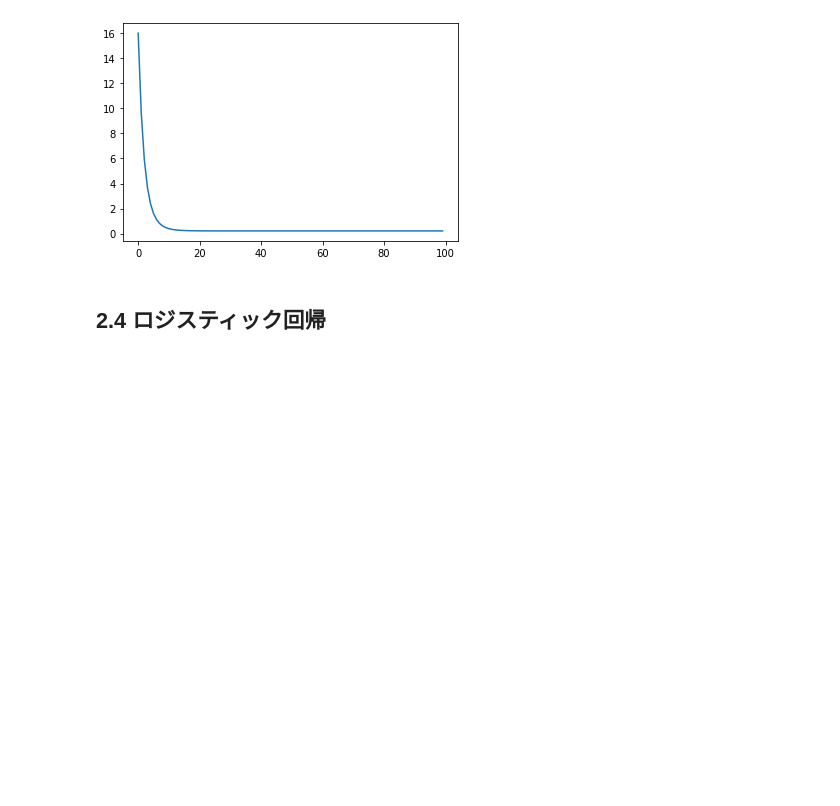
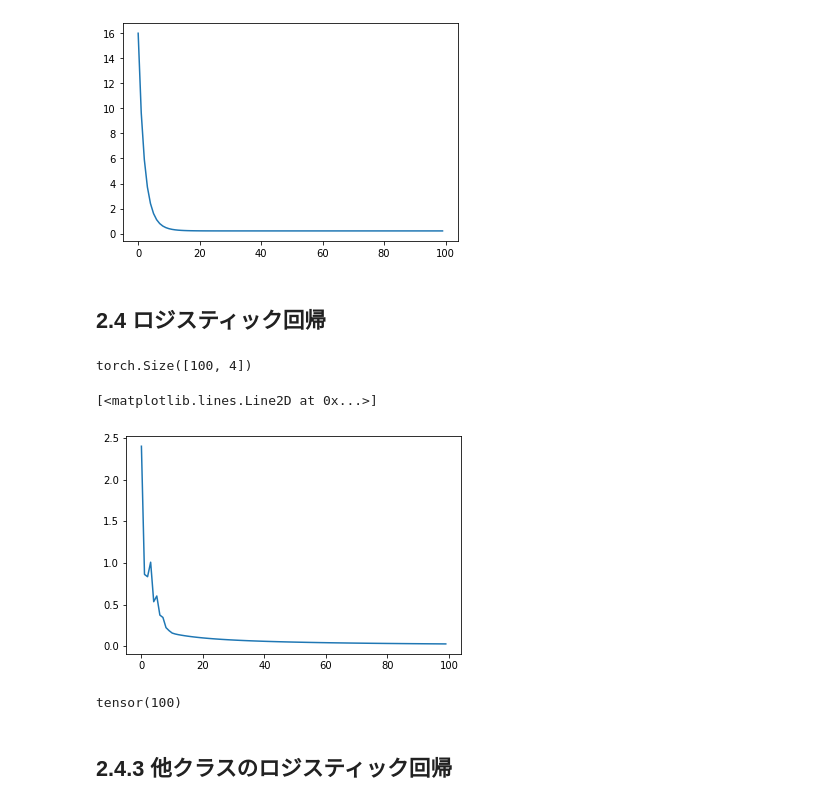
Before and after one commit to y0shid0n/pytorch_tutorial, a Jupyter notebook: pytorch_tutorial_2.ipynb, the cells around one changed output. Cells and saved outputs as stored; diff of their text form; code cells hidden in the pictures; blank space fills up the shorter version.

```diff
--- a/pytorch_tutorial_2.ipynb
+++ b/pytorch_tutorial_2.ipynb
@@ -146,3 +144,74 @@ plt.plot(losses)
 [figure]
 # %% [markdown]
 ## 2.4 ロジスティック回帰
+# %%
+from sklearn.datasets import load_iris
+iris = load_iris()
+
+# irisは3クラス分類だが、ここでは2クラス分類を行う
+# 本来はtrainとtestに分けるべきだが今回は省略
+X = iris.data[:100]
+y = iris.target[:100]
+
+# ndarrayをVariableに変換
+X = V(torch.Tensor(X))
+y = V(torch.Tensor(y))
+# %%
+print(X.shape)
+# %% [output]
+torch.Size([100, 4])
+# %%
+# irisのデータは4次元
+net = nn.Linear(4, 1)
+
+# シグモイド関数を作用させ、2クラス分類のクロスエントロピーを計算する
+loss_fn = nn.BCEWithLogitsLoss()
+
+# SGD（少し大きめの学習率）
+optimizer = optim.SGD(net.parameters(), lr=0.25)
+# %%
+# 損失関数のログ
+losses = []
+
+# 100回イテレーションを回す
+for epoc in range(100):
+    # 前回の勾配の値を削除
+    optimizer.zero_grad()
+
+    # ロジスティック回帰の予測値を計算
+    y_pred = net(X)
+
+    # MSE lossとwによる微分を計算
+    loss = loss_fn(y_pred.view_as(y), y)
+    loss.backward()
+
+    # 勾配を更新する
+    optimizer.step()
+
+    # 収束確認用にlossを記録
+    losses.append(loss.item())
+# %%
+# 損失関数の収束を確認
+plt.plot(losses)
+# %% [output]
+[<matplotlib.lines.Line2D at 0x...>]
+[figure, added]
+# %%
+# 予測は下記のように行う
+
+# ロジスティック回帰の結果
+h = net(X)
+
+# シグモイド関数を作用させた結果はy=1の確率を表す
+prob = torch.sigmoid(h)
+
+# 確率が0.5以上のものをクラス1予想し、それ以外を0とする
+# pytorchにはBoolがないのでByteTensorが使用される
+y_pred = prob > 0.5
+
+# 予測結果の確認（yはFloatTensorなのでByteTensorに変換してから比較する）
+(y.byte() == y_pred.view_as(y)).sum()
+# %% [output]
+tensor(100)
+# %% [markdown]
+## 2.4.3 他クラスのロジスティック回帰
```
Also changed, not shown: parts of 8 cells of this notebook.
